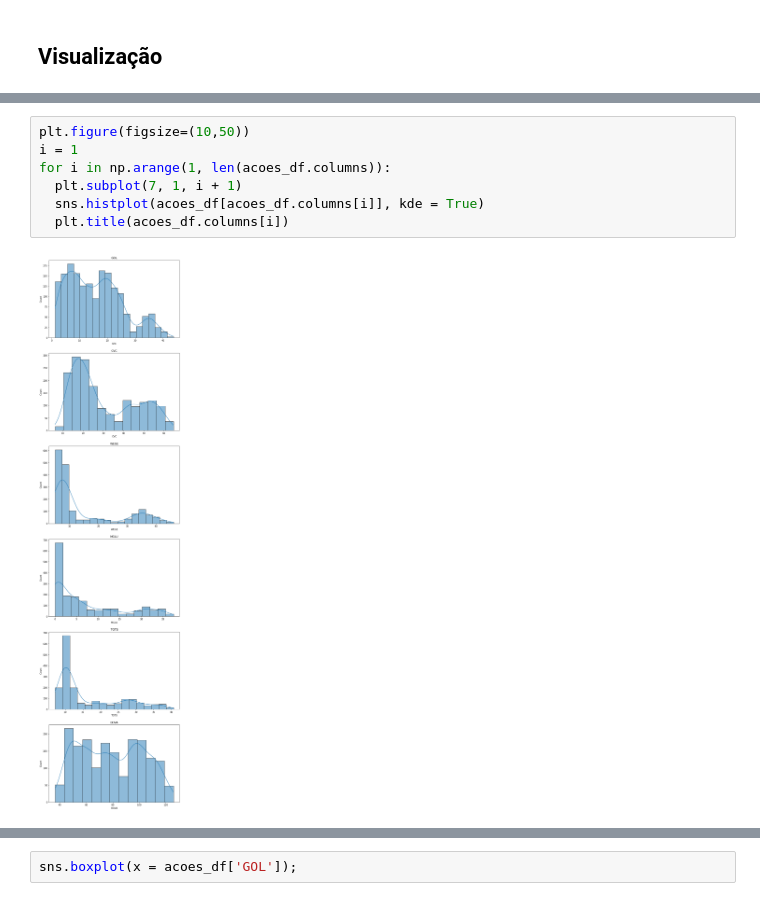
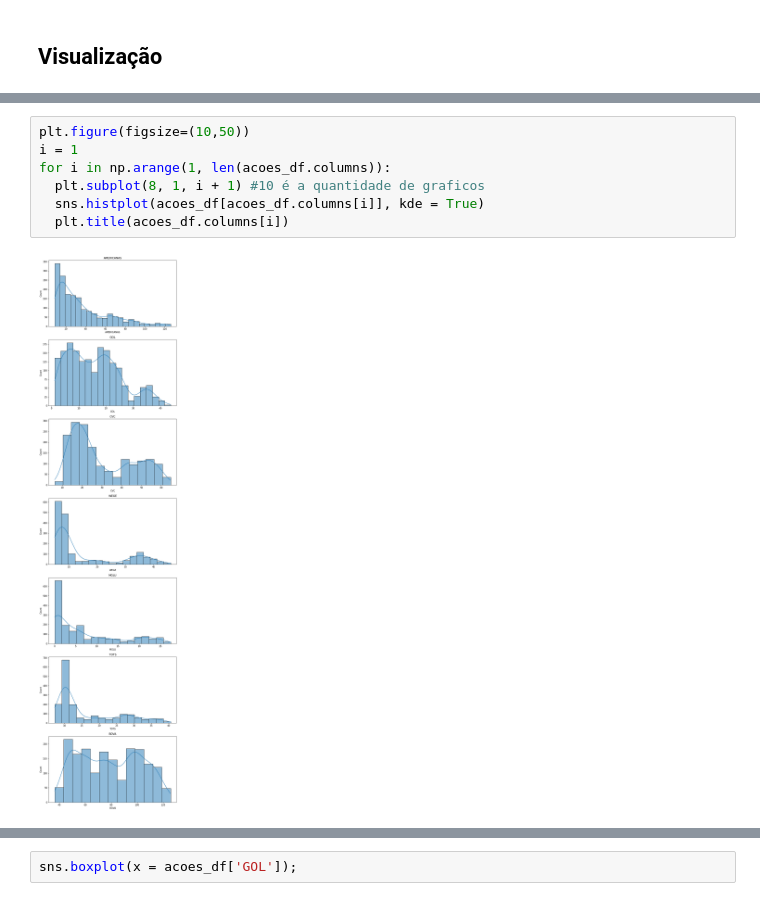
Before and after one commit to DeboraOliver/StockMarket_Analysis, a Jupyter notebook: Python_para_finanças_visualização_de_dados_financeiros.ipynb, the cells around one changed output, grey strips where cells are left out. Saved outputs shown, nothing was run; the diff lists cells and outputs as text.

```diff
--- a/Python_para_finanças_visualização_de_dados_financeiros.ipynb
+++ b/Python_para_finanças_visualização_de_dados_financeiros.ipynb
@@ -257,12 +271,12 @@ array([1, 2, 3, 4, 5, 6])
 # %%
 plt.figure(figsize=(10,50))
 i = 1
 for i in np.arange(1, len(acoes_df.columns)):
-  plt.subplot(7, 1, i + 1)
+  plt.subplot(8, 1, i + 1) #10 é a quantidade de graficos
   sns.histplot(acoes_df[acoes_df.columns[i]], kde = True)
   plt.title(acoes_df.columns[i])
 # %% [output]
-[figure, old version]
+[figure, new version]
 # %%
 acoes_df['GOL'].describe()
 # %% [output]
```
Also changed, not shown: parts of 30 cells of this notebook.
